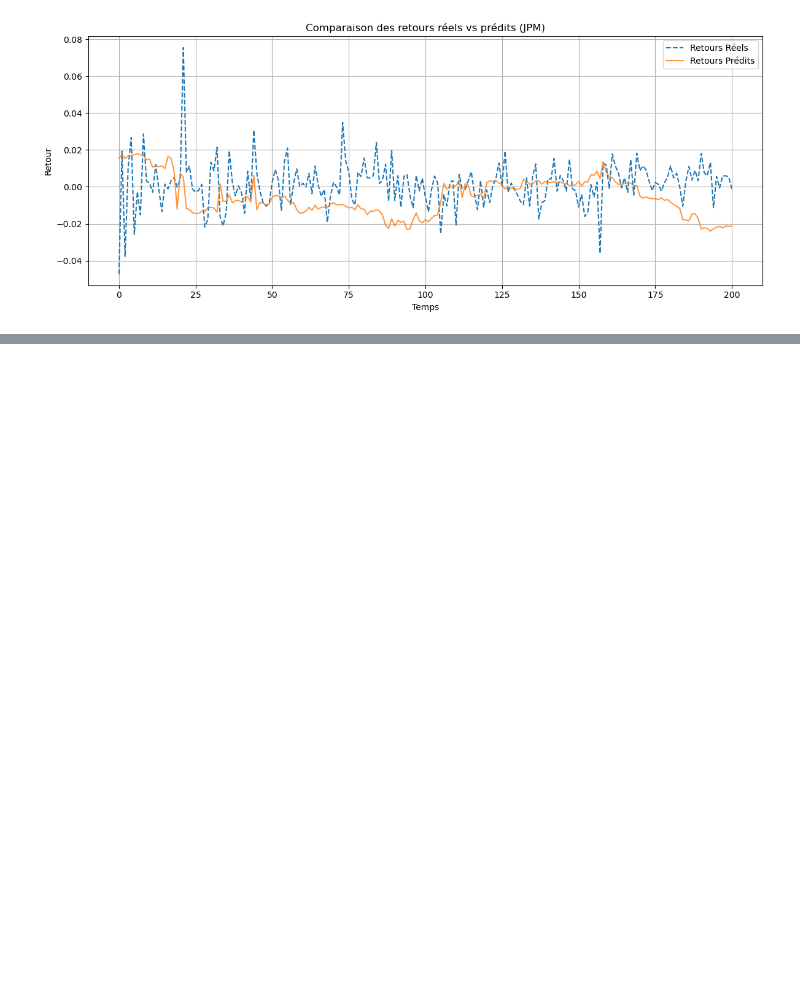
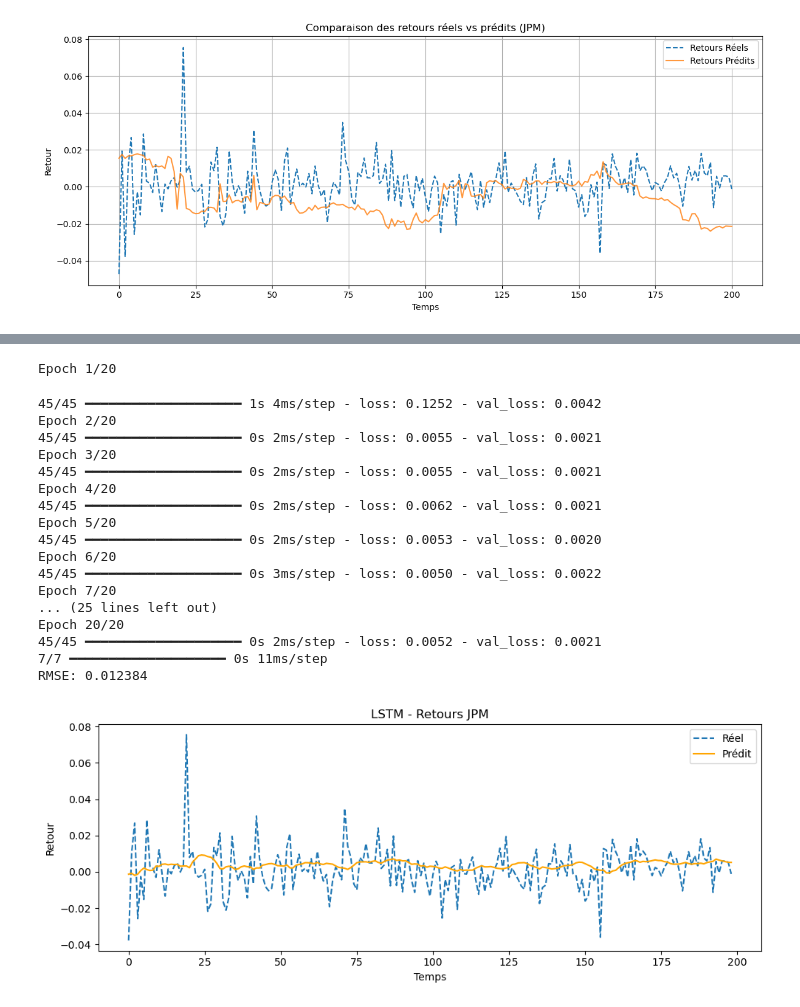
Before and after one commit to toineeeee/mlops-rf-api, a Jupyter notebook: ProjetML20_clean.ipynb, the cells around one changed output, grey strips where cells are left out. Drawn from its saved outputs; the diff is of its cells as text; code cells hidden in the pictures; blank space fills up the shorter version.

Commit message:
Ajout prédiction LSTM + visualisation

```diff
--- a/ProjetML20_clean.ipynb
+++ b/ProjetML20_clean.ipynb
@@ -537,0 +518,78 @@ Everything up-to-date
+# %%
+#librairies
+import pandas as pd
+import numpy as np
+import matplotlib.pyplot as plt
+from sklearn.preprocessing import MinMaxScaler
+from tensorflow.keras.models import Sequential
+from tensorflow.keras.layers import LSTM, Dense
+from sklearn.metrics import mean_squared_error
+
+df = pd.read_csv("bank_stock_prices_with_macro_2020_2023.csv", skiprows=3)
+df.columns = pd.read_csv("bank_stock_prices_with_macro_2020_2023.csv", nrows=1).values[0]
+
+df["JPM"] = pd.to_numeric(df["JPM"], errors="coerce")
+df.dropna(subset=["JPM"], inplace=True)
+df["return"] = df["JPM"].pct_change().shift(-1)
+df.dropna(inplace=True)
+
+#normalisation
+scaler = MinMaxScaler()
+returns_scaled = scaler.fit_transform(df[["return"]])
+
+def create_sequences(data, seq_len):
+    X, y = [], []
+    for i in range(len(data) - seq_len):
+        X.append(data[i:i+seq_len])
+        y.append(data[i+seq_len])
+    return np.array(X), np.array(y)
+
+seq_len = 10 #choix de sequence de 10 jours puis appel de la fonction
+X, y = create_sequences(returns_scaled, seq_len)
+
+split = int(0.8 * len(X))
+X_train, X_test = X[:split], X[split:]
+y_train, y_test = y[:split], y[split:]
+
+model = Sequential()
+model.add(LSTM(50, input_shape=(X_train.shape[1], 1)))
+model.add(Dense(1))
+model.compile(optimizer="adam", loss="mse")
+model.fit(X_train, y_train, epochs=20, batch_size=16, validation_split=0.1) #validation
+
+y_pred = model.predict(X_test)
+y_test_inv = scaler.inverse_transform(y_test)
+y_pred_inv = scaler.inverse_transform(y_pred)
+
+rmse = np.sqrt(mean_squared_error(y_test_inv, y_pred_inv))
+print(f"RMSE: {rmse:.6f}")
+
+plt.figure(figsize=(10, 4))
+plt.plot(y_test_inv, label="Réel", linestyle="--")
+plt.plot(y_pred_inv, label="Prédit", color="orange")
+plt.title("LSTM - Retours JPM")
+plt.xlabel("Temps")
+plt.ylabel("Retour")
+plt.legend()
+plt.tight_layout()
+plt.show()
+# %% [output]
+Epoch 1/20
+45/45 ━━━━━━━━━━━━━━━━━━━━ 1s 4ms/step - loss: 0.1252 - val_loss: 0.0042
+Epoch 2/20
+45/45 ━━━━━━━━━━━━━━━━━━━━ 0s 2ms/step - loss: 0.0055 - val_loss: 0.0021
+Epoch 3/20
+45/45 ━━━━━━━━━━━━━━━━━━━━ 0s 2ms/step - loss: 0.0055 - val_loss: 0.0021
+Epoch 4/20
+45/45 ━━━━━━━━━━━━━━━━━━━━ 0s 2ms/step - loss: 0.0062 - val_loss: 0.0021
+Epoch 5/20
+45/45 ━━━━━━━━━━━━━━━━━━━━ 0s 2ms/step - loss: 0.0053 - val_loss: 0.0020
+Epoch 6/20
+45/45 ━━━━━━━━━━━━━━━━━━━━ 0s 3ms/step - loss: 0.0050 - val_loss: 0.0022
+Epoch 7/20
+... (25 lines left out)
+Epoch 20/20
+45/45 ━━━━━━━━━━━━━━━━━━━━ 0s 2ms/step - loss: 0.0052 - val_loss: 0.0021
+7/7 ━━━━━━━━━━━━━━━━━━━━ 0s 11ms/step
+RMSE: 0.012384
+[figure, added]
```
Also changed, not shown: parts of 2 cells of this notebook, 1 other file.
